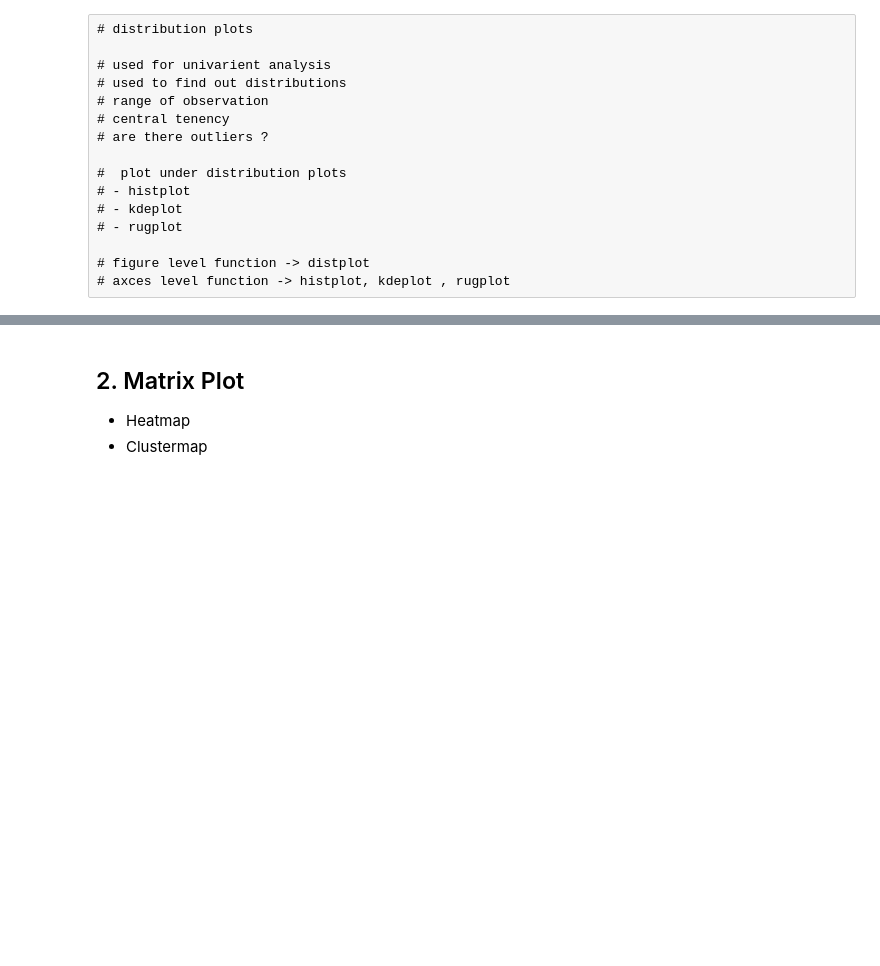
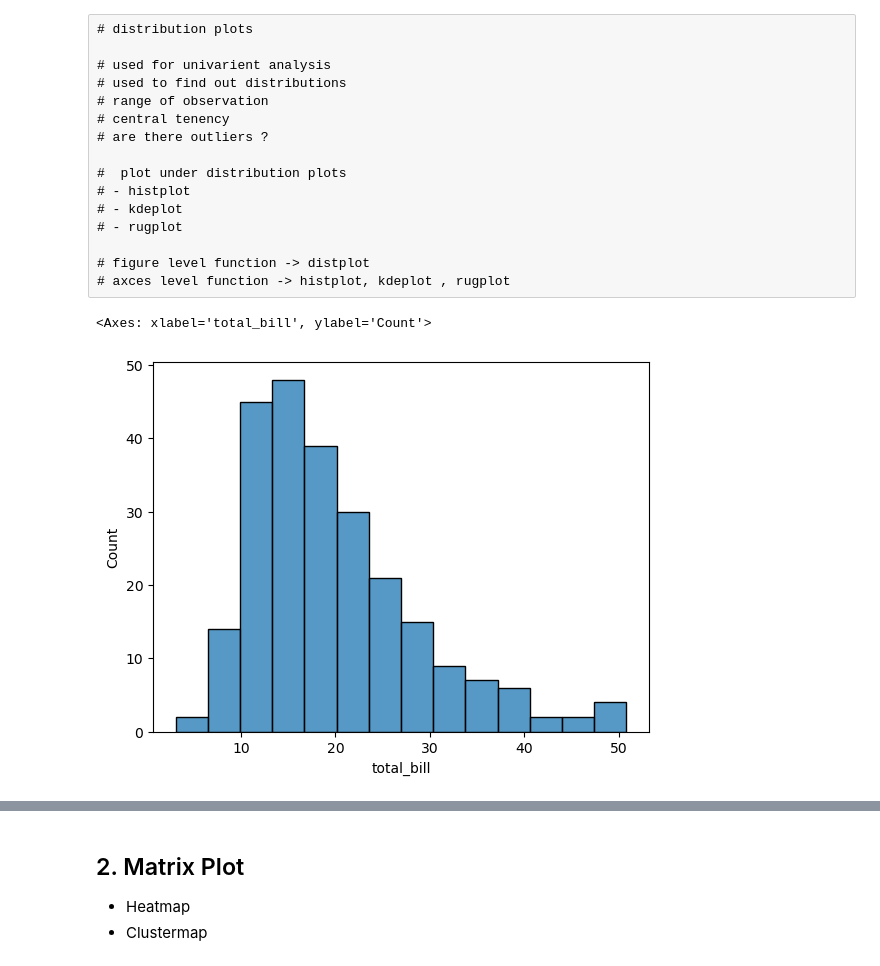
Before and after one commit to hirenkanzariya01/Data-visualization-, a Jupyter notebook: seaborn.ipynb, the cells around one changed output, grey strips where cells are left out. Drawn from its saved outputs; the diff is of its cells as text; code cells hidden in the pictures; blank space fills up the shorter version.

```diff
--- a/seaborn.ipynb
+++ b/seaborn.ipynb
@@ -129,5 +93,9 @@ sns.relplot(kind='line', data=temp_df, x = 'year', y = 'gdpPercap', hue='country
 # axces level function -> histplot, kdeplot , rugplot
 # %%
 # ploting univerient histogram
+sns.histplot(data=tips, x='total_bill')
+# %% [output]
+<Axes: xlabel='total_bill', ylabel='Count'>
+[figure, added]
 # %%
 # bins perameter
```
Also changed, not shown: parts of 22 cells of this notebook.
